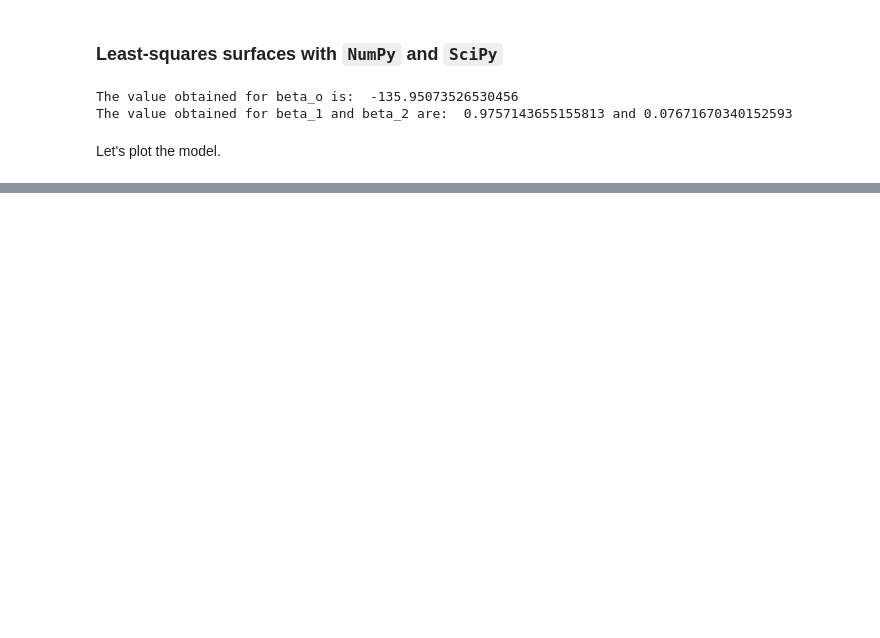
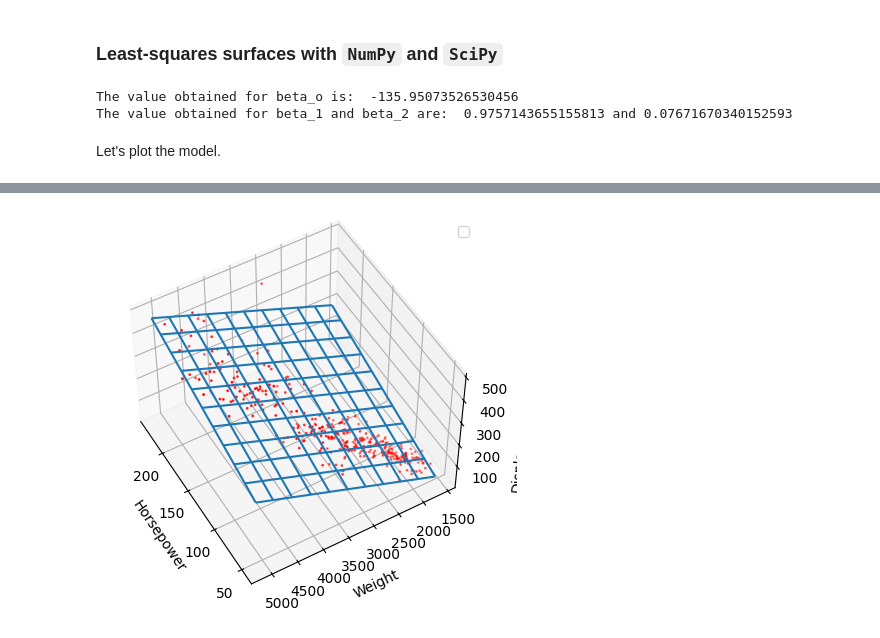
Before and after one commit to Chawwww/Practical-Discrete-Mathematics, a Jupyter notebook: Chapter 10 - Regression Analysis/Chapter10.ipynb, the cells around one changed output, grey strips where cells are left out. Drawn from its saved outputs; the diff is of its cells as text; code cells hidden in the pictures; blank space fills up the shorter version.

```diff
--- a/Chapter 10 - Regression Analysis/Chapter10.ipynb
+++ b/Chapter 10 - Regression Analysis/Chapter10.ipynb
@@ -200,0 +201,33 @@ No handles with labels found to put in legend.
+# %%
+# Plotting the surface plot
+X1_min = df["horsepower"].values.min()
+X1_max = df["horsepower"].values.max()
+X1_values = np.linspace(X1_min, X1_max, 100)
+
+X2_min = df["weight"].values.min()
+X2_max = df["weight"].values.max()
+X2_values = np.linspace(X2_min, X2_max, 100)
+
+# Create a meshgrid from X1_values and X2_values
+X1_plot, X2_plot = np.meshgrid(X1_values, X2_values)
+
+# Calculate Y_reg using the meshgrid
+Y_reg = reg.intercept_ + (reg.coef_[0] * X1_plot) + (reg.coef_[1] * X2_plot)
+
+# Reshape Y_reg for plotting
+#Y_plot = Y_reg.reshape(-1,1)  # This line is not necessary anymore
+
+fig = plt.figure()
+ax = fig.add_subplot(111, projection='3d')
+ax.scatter(X.horsepower, X.weight, Y, color="red", s=1)
+
+# Use Y_reg directly for plotting the wireframe
+surf = ax.plot_wireframe(X1_plot, X2_plot, Y_reg, rstride=10, cstride=10)
+
+ax.view_init(50, 150)
+ax.set_xlabel('Horsepower')
+ax.set_ylabel('Weight')
+ax.set_zlabel('Displacement')
+plt.legend()
+plt.show()
+# %% [output]
@@ -200,0 +235 @@ No handles with labels found to put in legend.
+[figure, added]
```
Also changed, not shown: parts of 11 cells of this notebook.
